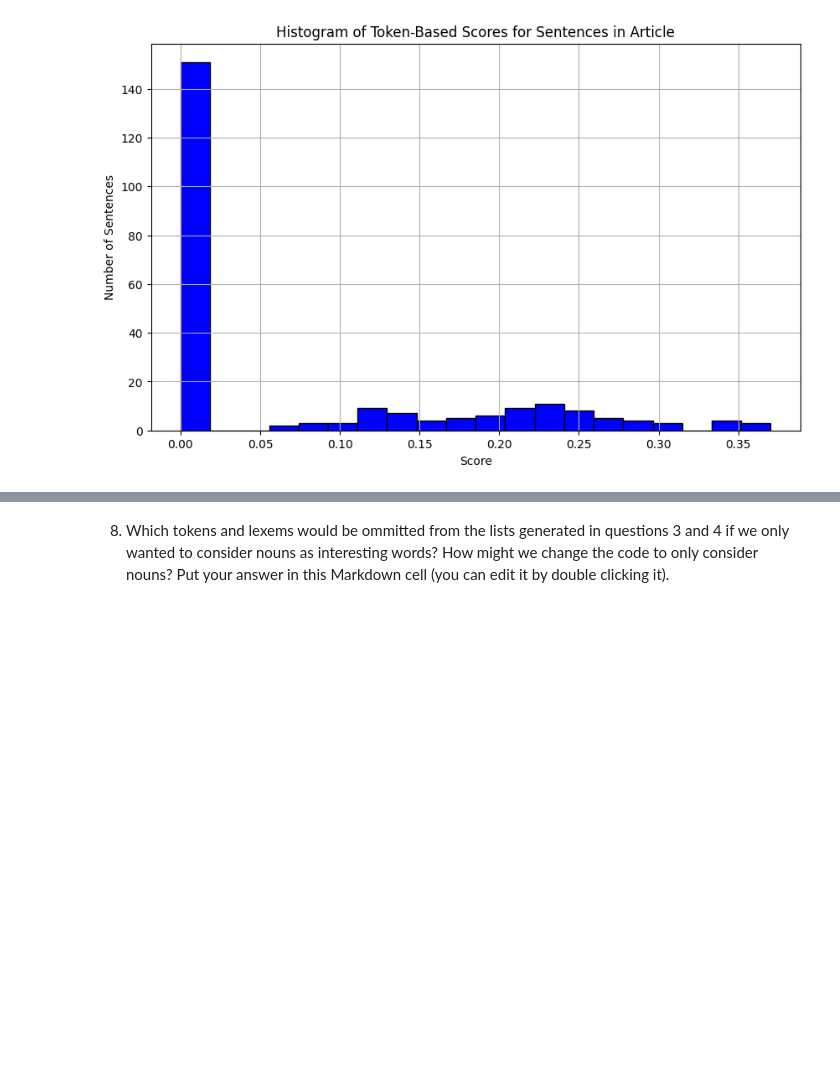
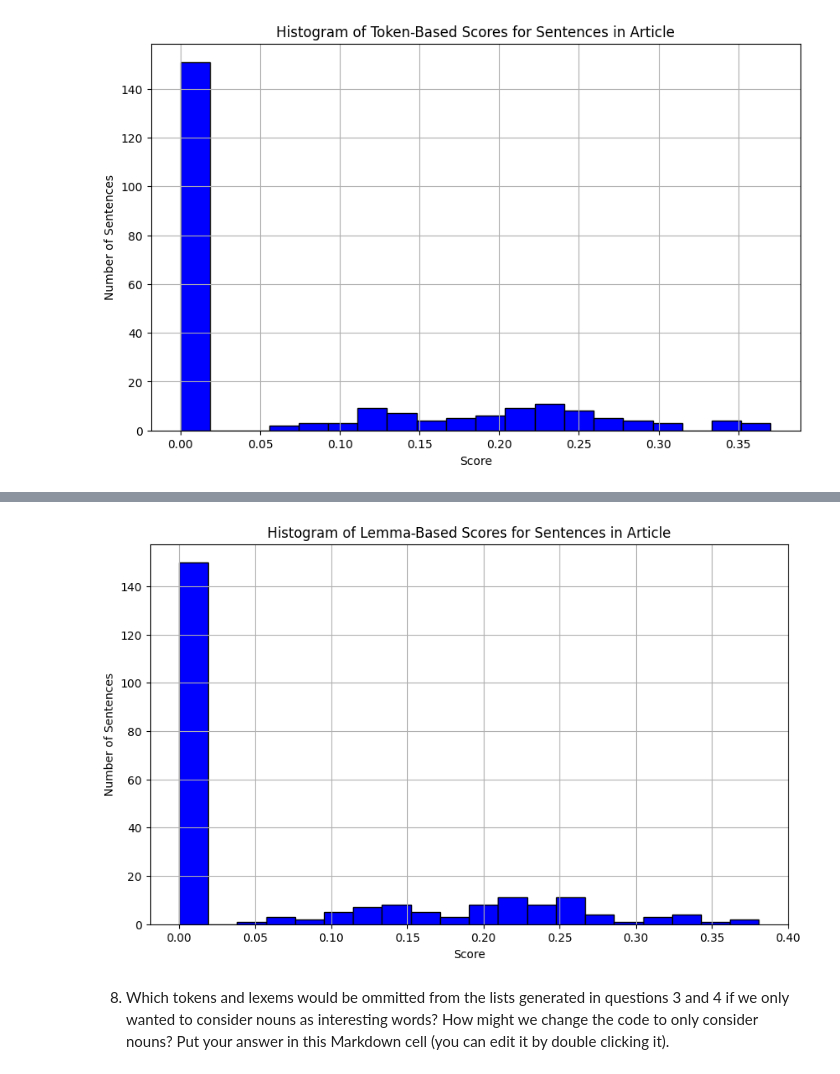
Before and after one commit to S572396/ruiz.mod6-web-scraping, a Jupyter notebook: web-scraping.ipynb, the cells around one changed output, grey strips where cells are left out. Saved outputs shown, nothing was run; the diff lists cells and outputs as text; code cells hidden in the pictures; blank space fills up the shorter version.

Commit message:
question 7 complete

```diff
--- a/web-scraping.ipynb
+++ b/web-scraping.ipynb
@@ -415,2 +415,91 @@ plt.show()
+# %%
+## Question 7 Answer
+
+import spacy
+import requests
+import matplotlib.pyplot as plt
+from collections import Counter
+from bs4 import BeautifulSoup
+
+# Load spaCy model
+nlp = spacy.load("en_core_web_sm")
+
+# Fetch the article's HTML content from the URL
+url = "https://web.archive.org/web/20210327165005/https://hackaday.com/2021/03/22/how-laser-headlights-work/"
+response = requests.get(url)
+html_content = response.text
+
+# Parse the HTML content using BeautifulSoup
+soup = BeautifulSoup(html_content, "html.parser")
+
+# Get the text content of the article
+text_content = soup.get_text().strip()
+
+# Process the text through spaCy pipeline
+doc = nlp(text_content)
+
+# Filter out unnecessary words, whitespace, and get lemmas in lowercase
+filtered_lemmas = [token.lemma_.lower() for token in doc if not token.is_stop and not token.is_punct and not token.is_space]
+
+# Count the frequency of each lemma
+lemma_frequencies = Counter(filtered_lemmas)
+
+# Get the 5 most common lemmas
+most_common_lemmas = lemma_frequencies.most_common(5)
+
+# Extract the list of interesting lemmas
+interesting_lemmas = [lemma for lemma, _ in most_common_lemmas]
+
+
+# Define the method to score a sentence by lemma
+def score_sentence_by_lemma(sentence, interesting_lemmas):
+    # Tokenize the sentence and filter out unwanted elements
+    doc = nlp(sentence)
+    sentence_lemmas = [token.lemma_.lower() for token in doc if not token.is_stop and not token.is_punct and not token.is_space]
+
+    # Count how many of the interesting lemmas appear in the sentence
+    matching_lemmas = sum(1 for lemma in sentence_lemmas if lemma in interesting_lemmas)
+
+    # Calculate the score (number of matching lemmas / total number of words)
+    return matching_lemmas / len(sentence_lemmas) if sentence_lemmas else 0
+
+# Extract all sentences from the text content
+sentences = text_content.split(". ")
+
+# Initialize a list to store the token scores for each sentence
+sentence_scores = []
+
+# Calculate the lemma score for each sentence
+for sentence in sentences:
+    # Clean up the sentence to remove any leading/trailing whitespace
+    sentence = sentence.strip()
+
+    # Get the token score for the sentence
+    score = score_sentence_by_lemma(sentence, interesting_lemmas)
+
+    # Append the score to the list
+    sentence_scores.append(score)
+
+# Write the list of sentence scores to a new text file
+with open("scores_list.lemmas.txt", "w") as file:
+    file.write("Token-Based Scores for Each Sentence:\n")
+    for idx, score in enumerate(sentence_scores, 1):
+        file.write(f"Sentence {idx}: {score}\n")
+
+# Plot the histogram of the Lemmas scores
+plt.figure(figsize=(10, 6))
+plt.hist(sentence_scores, bins=20, color='blue', edgecolor='black')
+plt.title('Histogram of Lemma-Based Scores for Sentences in Article')
+plt.xlabel('Score')
+plt.ylabel('Number of Sentences')
+plt.grid(True)
+plt.show()
+
+
+
+### Comment to question after the code:
+### The most common range of scores form the histogram are between 0.0 and 0.2
+# %% [output]
+[figure, added]
 # %% [markdown]
 8. Which tokens and lexems would be ommitted from the lists generated in questions 3 and 4 if we only wanted to consider nouns as interesting words?  How might we change the code to only consider nouns? Put your answer in this Markdown cell (you can edit it by double clicking it).
```
Also changed, not shown: parts of 1 cell of this notebook, 2 other files.
